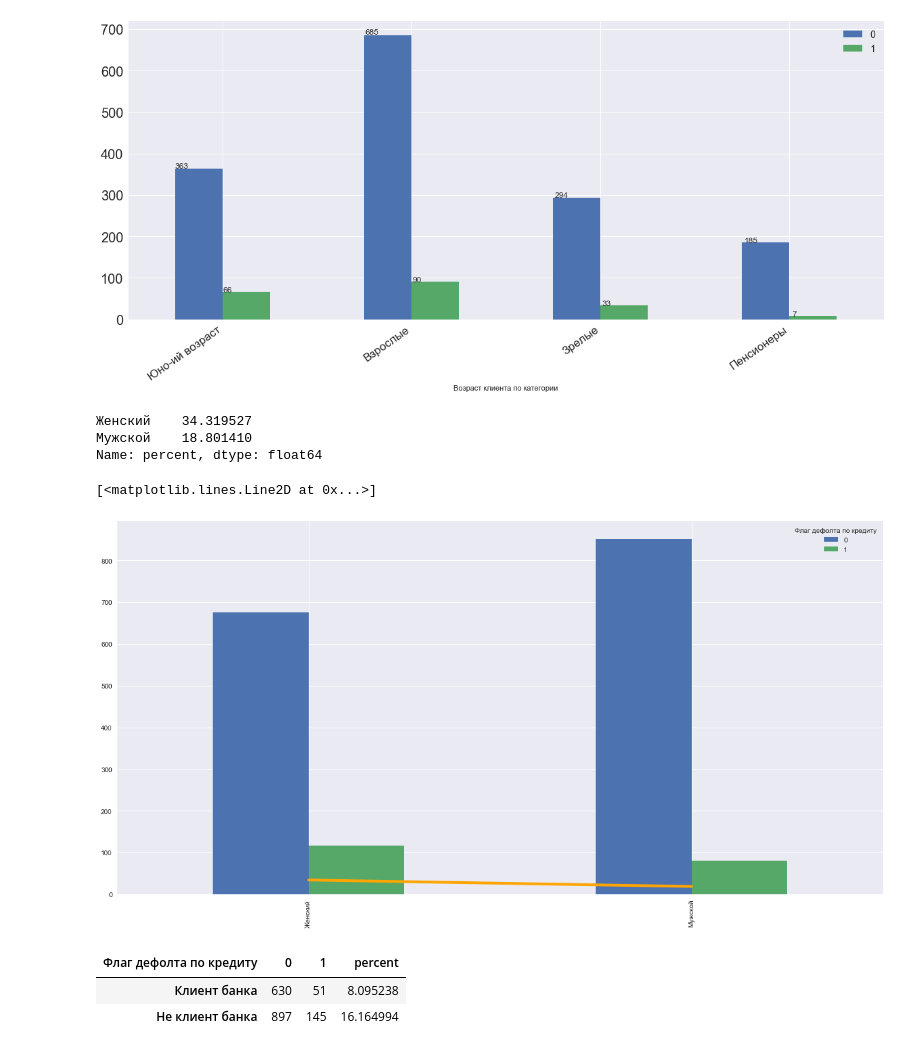
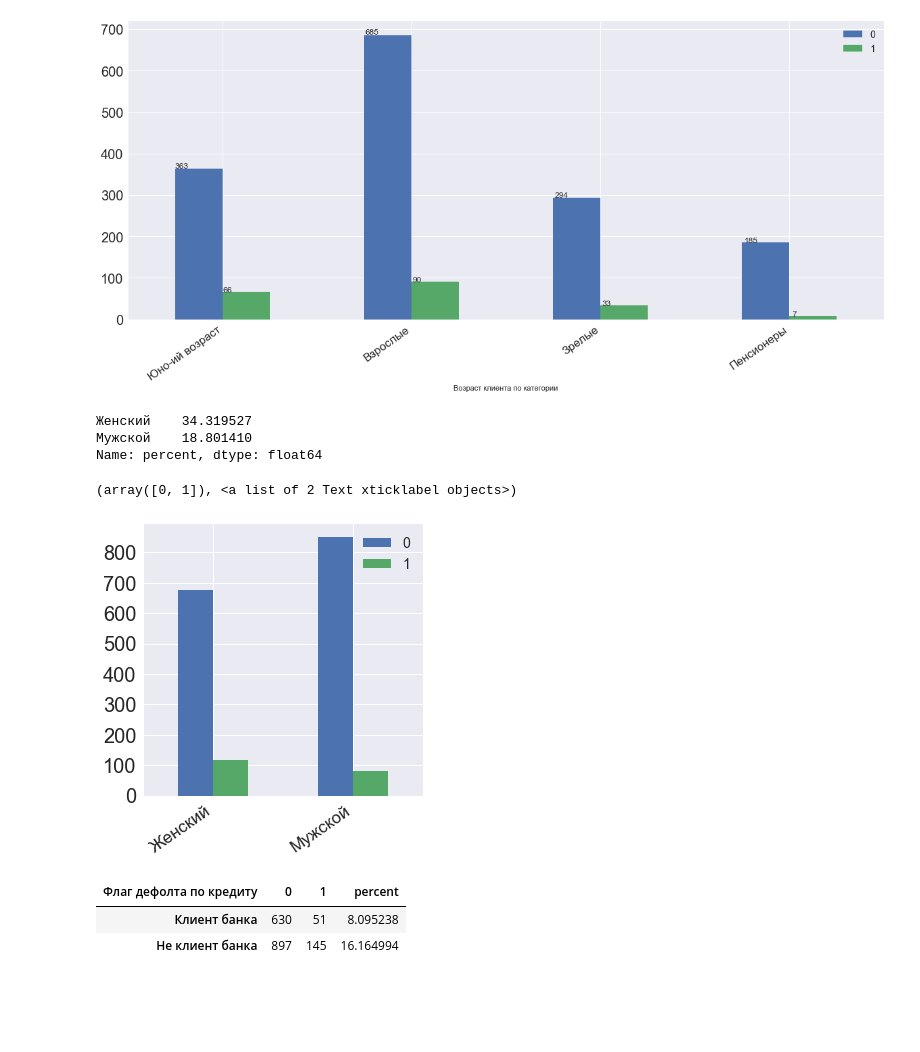
Before and after one commit to blatr/Uralsib_research, a Jupyter notebook: practice_task.ipynb, the cells around one changed output. Drawn from its saved outputs; the diff is of its cells as text; code cells hidden in the pictures; blank space fills up the shorter version.

```diff
--- a/practice_task.ipynb
+++ b/practice_task.ipynb
@@ -53,9 +53,9 @@ df['Сбережения после отданной месячной нормы
 df['Сбережения/Зарплата']=df['Сбережения после отданной месячной нормы']/df['Доход клиента']
 df['Месяц отдачи кредита']=(df['Месяц выдачи кредита']+df['Срок кредита'])%12
 df['Месяц отдачи кредита']=df['Месяц отдачи кредита'].replace({0:12})
-df['Возраст клиента по категории']=pd.cut(df['Возраст клиента'],bins=[0,11,17,24,39,54,74,100],right=True
-#                                           ,labels=['Детсад','Школьники','Подростки','Молодежь','Зрелые','Пенсионеры','Старперцы'])
-                                          ,labels=[0,1,2,3,4,5,6])
+df['Возраст клиента по категории']=pd.cut(df['Возраст клиента'],bins=[0,11,17,25,40,54,100],right=True
+#                                           ,labels=['Детсад','Школьники','Юно-ий возраст','Взрослые','Зрелые','Пенсионеры'])
+                                            ,labels=[0,1,2,3,4,5])
 # %%
 map_dict
 # %% [output]
@@ -478,19 +478,24 @@ Name: percent, dtype: float64
 (array([0, 1, 2, 3]), <a list of 4 Text xticklabel objects>)
 [figure]
 # %%
+sns.set(rc={'figure.figsize':(5,5)})
 def_by_gender=df.groupby(['Пол клиента','Флаг дефолта по кредиту'])['Флаг дефолта по кредиту'].count().unstack()
 def_by_gender.index=d['Пол клиента'].inverse_transform(def_by_gender.index)
 def_by_gender['percent']=def_by_gender.loc[:,1].values/def_by_gender.loc[:,0].values*100*2
 def_by_gender['percent'].replace(np.inf,0,inplace=True)
 print(def_by_gender['percent'])
 def_by_gender.iloc[:,:2].plot.bar()
-plt.plot(def_by_gender.index, def_by_gender['percent'],color = 'orange',linewidth=4.0)
+# plt.plot(def_by_gender.index, def_by_gender['percent'],color = 'orange',linewidth=4.0)
+plt.yticks(fontsize=20)
+# plt.ylabel('%')
+plt.legend(fontsize=14)
+plt.xticks(fontsize=17,rotation=35, ha='right')
 # %% [output]
 Женский    34.319527
 Мужской    18.801410
 Name: percent, dtype: float64
-[<matplotlib.lines.Line2D at 0x...>]
+(array([0, 1]), <a list of 2 Text xticklabel objects>)
-[figure, old version]
+[figure, new version]
 # %%
 def_by_inside
 # %% [output]
```
Also changed, not shown: parts of 19 cells of this notebook, 1 other file.
